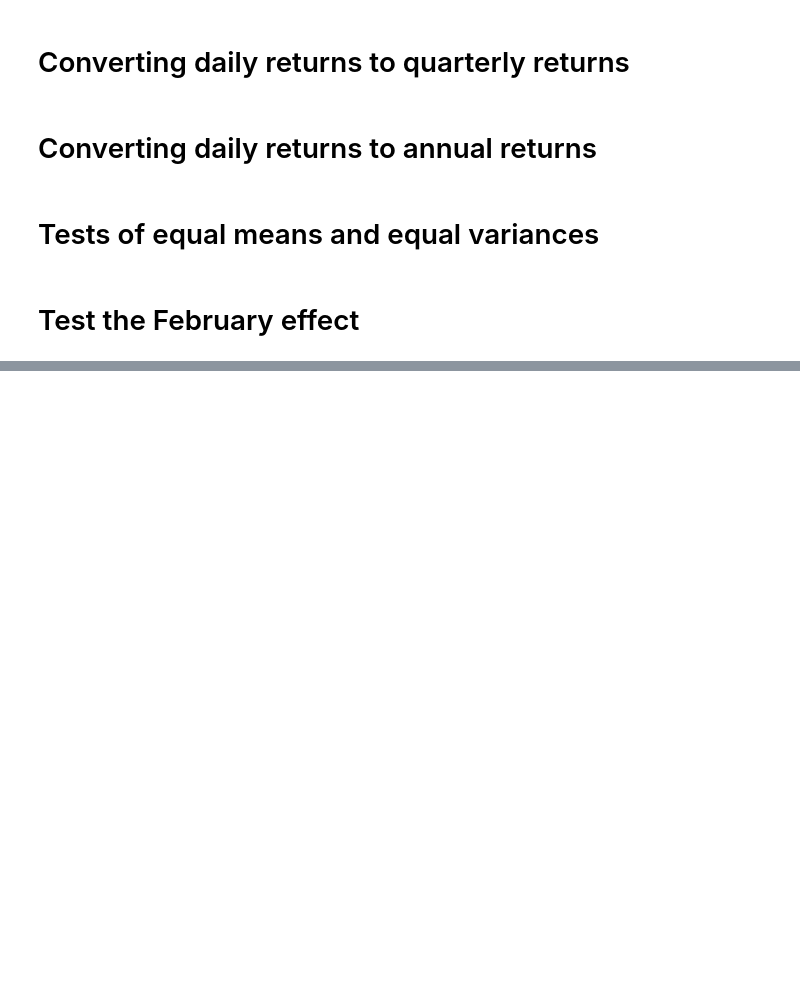
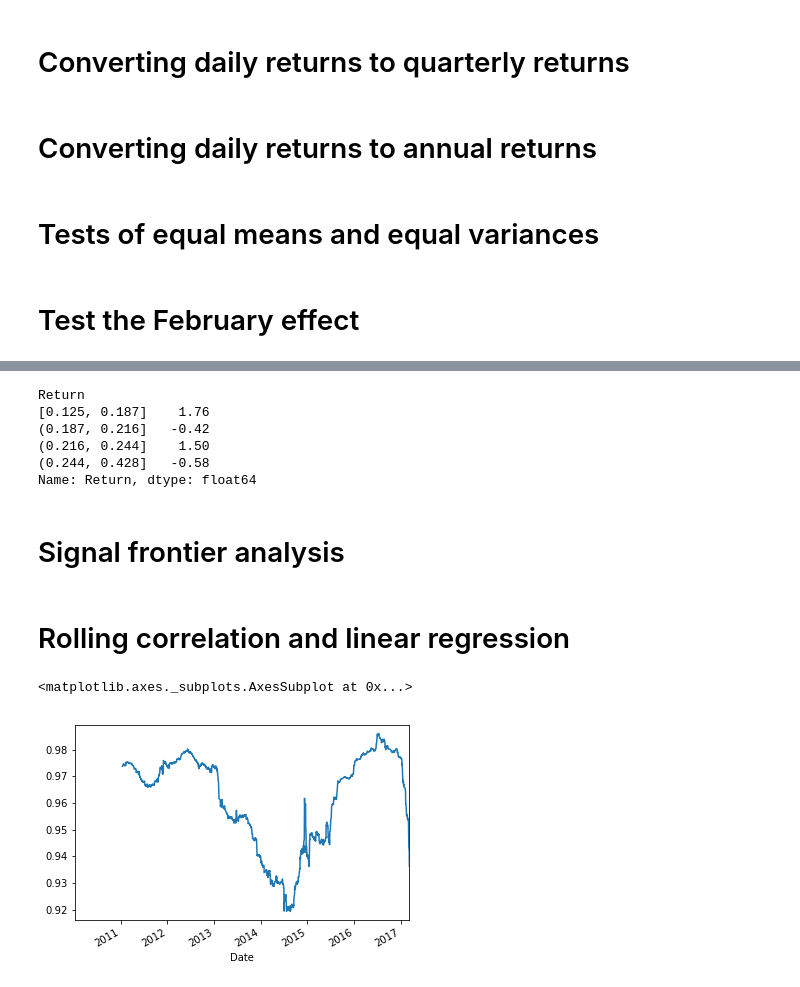
Before and after one commit to ntwo1980/jupyter, a Jupyter notebook: pandas/stock.ipynb, the cells around one changed output, grey strips where cells are left out. Drawn from its saved outputs; the diff is of its cells as text; code cells hidden in the pictures; blank space fills up the shorter version.

```diff
--- a/pandas/stock.ipynb
+++ b/pandas/stock.ipynb
@@ -49,0 +81,18 @@ print(stats.bartlett(ret_feb.values, ret_others.values))
+# %%
+#vol = pd.rolling_std(returns, 250, min_periods=200) * np.sqrt(250)
+vol = returns.rolling(window=250, min_periods=200).std() * np.sqrt(250)
+aligned_rets, aligned_vol = trade_rets.align(vol, join='right')
+
+def sharpe(rets, ann=250):
+    return rets.mean() / rets.std() * np.sqrt(ann)
+
+aligned_rets.groupby(pd.qcut(aligned_vol, 4)).agg(sharpe)
+# %% [output]
+Return
+[0.125, 0.187]    1.76
+(0.187, 0.216]   -0.42
+(0.216, 0.244]    1.50
+(0.244, 0.428]   -0.58
+Name: Return, dtype: float64
+# %% [markdown]
+# Signal frontier analysis
@@ -49,0 +172,13 @@ print(stats.bartlett(ret_feb.values, ret_others.values))
+# %% [markdown]
+# Rolling correlation and linear regression
+# %%
+df1 = pd.read_csv('../data/000015', index_col= 'Date', names=['Date', 'Open', 'Close', 'High', 'Low', 'Volume', 'Money', 'PE', 'PB'], parse_dates=True, header=None)
+df2 = pd.read_csv('../data/000300', index_col= 'Date', names=['Date', 'Open', 'Close', 'High', 'Low', 'Volume', 'Money', 'PE', 'PB'], parse_dates=True, header=None)
+
+rets1 = df1['Close'].pct_change()
+rets2 = df2['Close'].pct_change()
+
+rets1.rolling(window=250).corr(rets2).plot()
+# %% [output]
+<matplotlib.axes._subplots.AxesSubplot at 0x...>
+[figure, added]
```
Also changed, not shown: parts of 6 cells of this notebook, 8 other files.
